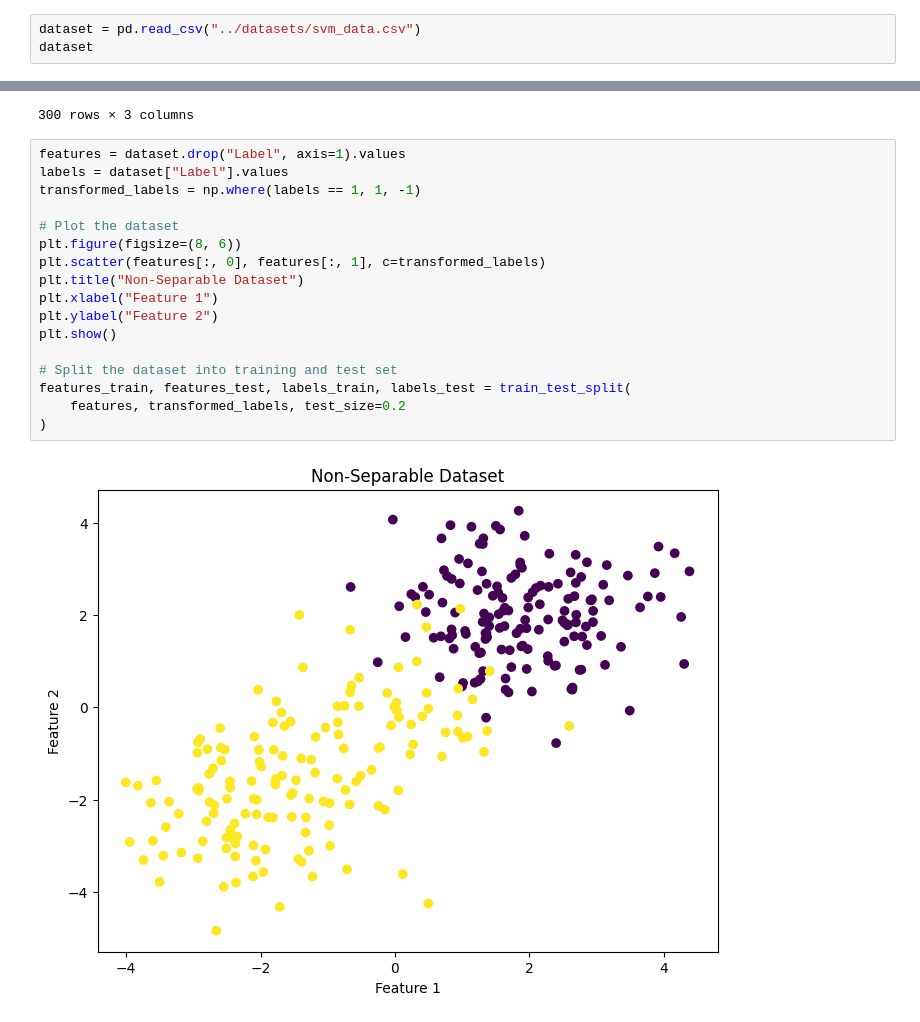
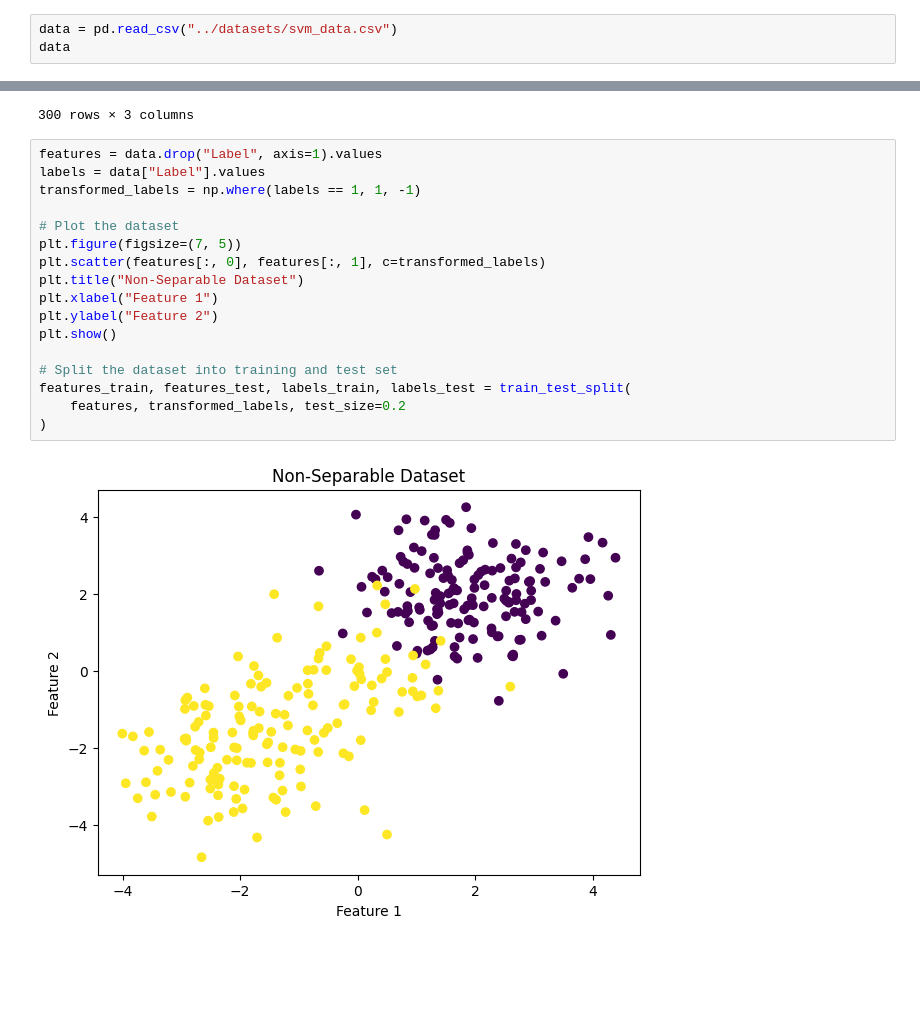
Before and after one commit to didarulilm/ml-notebooks, a Jupyter notebook: src/support_vector_machines.ipynb, the cells around one changed output, grey strips where cells are left out. Cells and saved outputs as stored; diff of their text form; blank space fills up the shorter version.

Commit message:
updated the graph

```diff
--- a/src/support_vector_machines.ipynb
+++ b/src/support_vector_machines.ipynb
@@ -11,8 +11,8 @@ import matplotlib.pyplot as plt
 from sklearn.model_selection import train_test_split
 from sklearn.utils import shuffle
 # %%
-dataset = pd.read_csv("../datasets/svm_data.csv")
-dataset
+data = pd.read_csv("../datasets/svm_data.csv")
+data
 # %% [output]
 |  | Feature 1 | Feature 2 | Label |
 | 0 | 3.764052 | 2.400157 | 0.0 |
@@ -28,24 +28,24 @@ dataset
 | 299 | 2.594425 | -0.404032 | 1.0 |
 300 rows × 3 columns
 # %%
-features = dataset.drop("Label", axis=1).values
-labels = dataset["Label"].values
+features = data.drop("Label", axis=1).values
+labels = data["Label"].values
 transformed_labels = np.where(labels == 1, 1, -1)
 
 # Plot the dataset
-plt.figure(figsize=(8, 6))
+plt.figure(figsize=(7, 5))
 plt.scatter(features[:, 0], features[:, 1], c=transformed_labels)
 plt.title("Non-Separable Dataset")
 plt.xlabel("Feature 1")
 plt.ylabel("Feature 2")
 plt.show()
 
 # Split the dataset into training and test set
 features_train, features_test, labels_train, labels_test = train_test_split(
     features, transformed_labels, test_size=0.2
 )
 # %% [output]
-[figure, old version]
+[figure, new version]
 # %% [markdown]
 ### Cost Function, Gradient, and Inference
 
```
Also changed, not shown: parts of 1 cell of this notebook.
